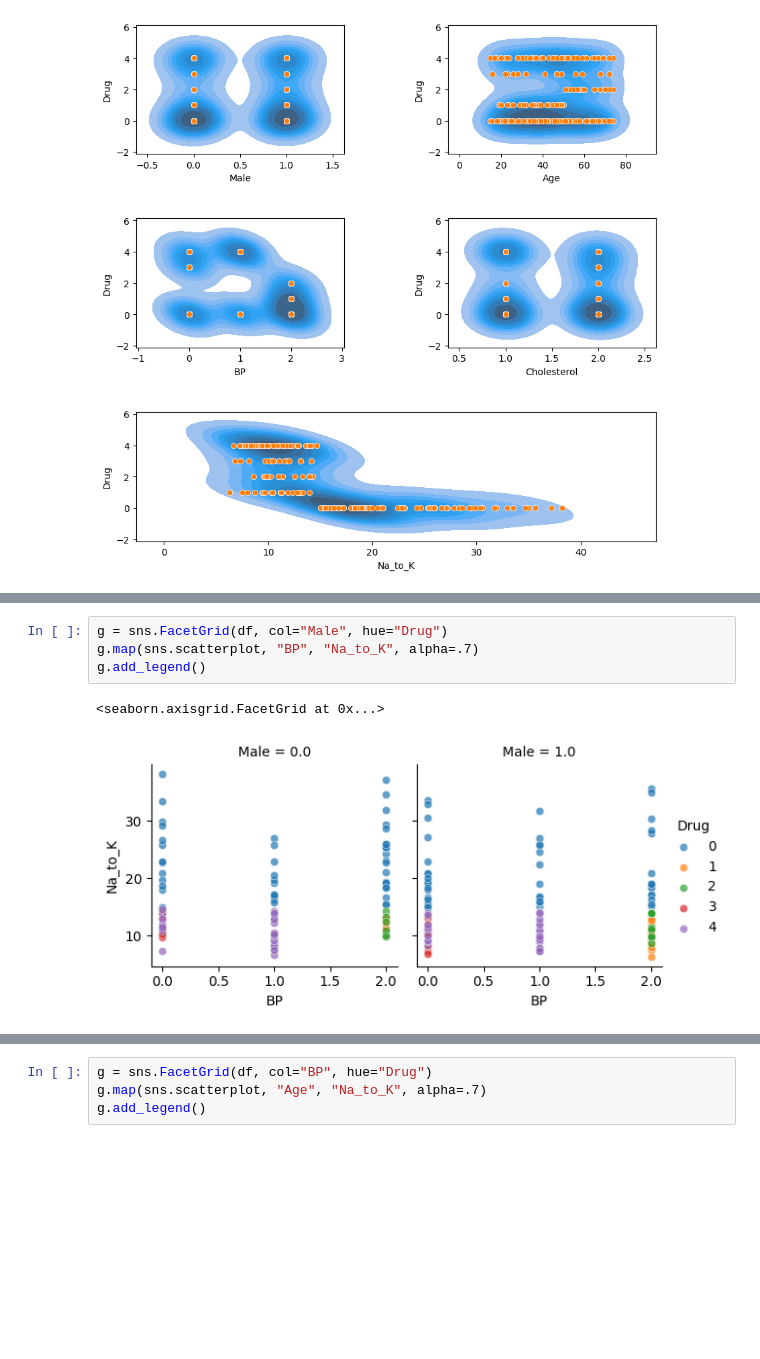
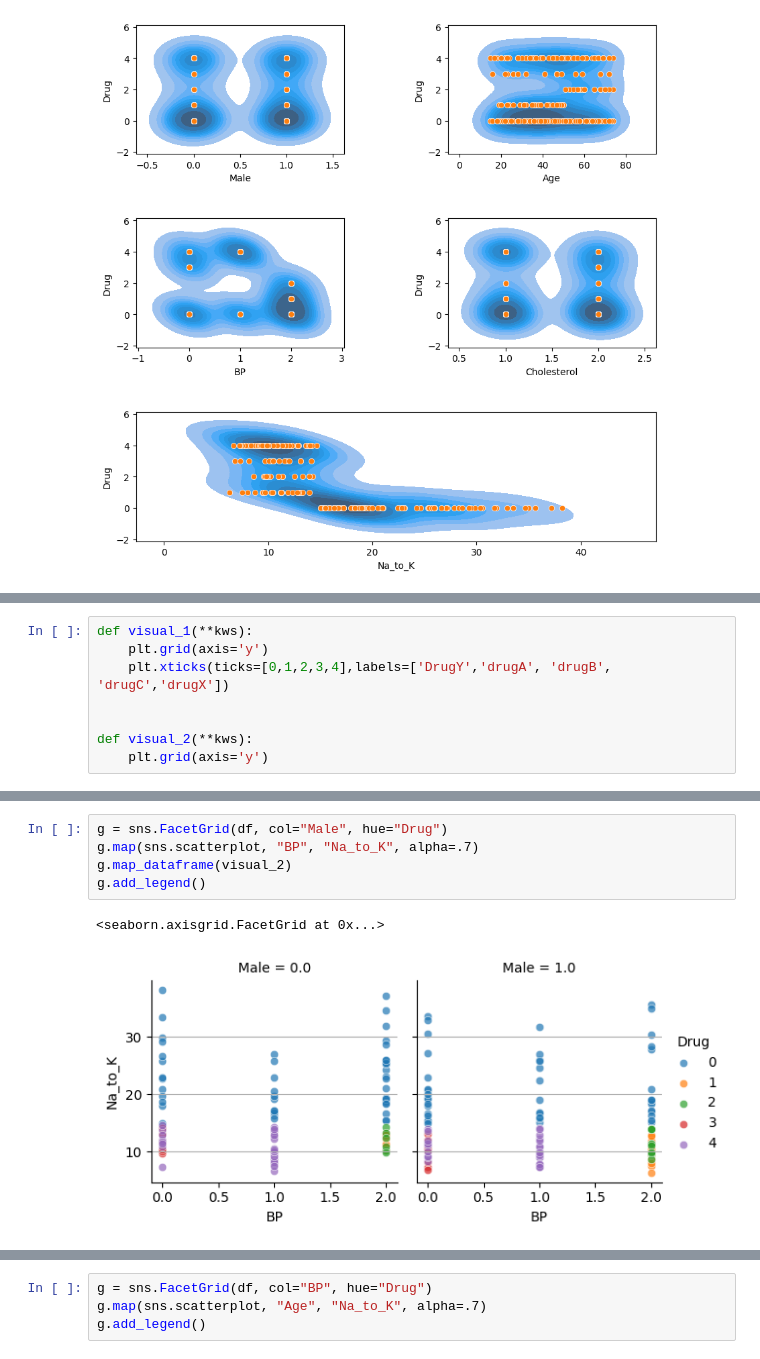
Before and after one commit to MarcioB1999/classificador_drogas, a Jupyter notebook: Classificação_Drug.ipynb, the cells around one changed output, grey strips where cells are left out. Drawn from its saved outputs; the diff is of its cells as text; blank space fills up the shorter version.

```diff
--- a/Classificação_Drug.ipynb
+++ b/Classificação_Drug.ipynb
@@ -217,0 +224,8 @@ sns.displot(
+# %%
+def visual_1(**kws):
+    plt.grid(axis='y')
+    plt.xticks(ticks=[0,1,2,3,4],labels=['DrugY','drugA', 'drugB', 'drugC','drugX'])
+
+
+def visual_2(**kws):
+    plt.grid(axis='y')
@@ -218,10 +242,11 @@ sns.displot(
 # %%
 g = sns.FacetGrid(df, col="Male", hue="Drug")
 g.map(sns.scatterplot, "BP", "Na_to_K", alpha=.7)
+g.map_dataframe(visual_2)
 g.add_legend()
 # %% [output]
 <seaborn.axisgrid.FacetGrid at 0x...>
-[figure, old version]
+[figure, new version]
 # %%
 g = sns.FacetGrid(df, col="Cholesterol", hue="Drug")
 g.map(sns.scatterplot, "BP", "Na_to_K", alpha=.7)
```
Also changed, not shown: parts of 14 cells of this notebook.
